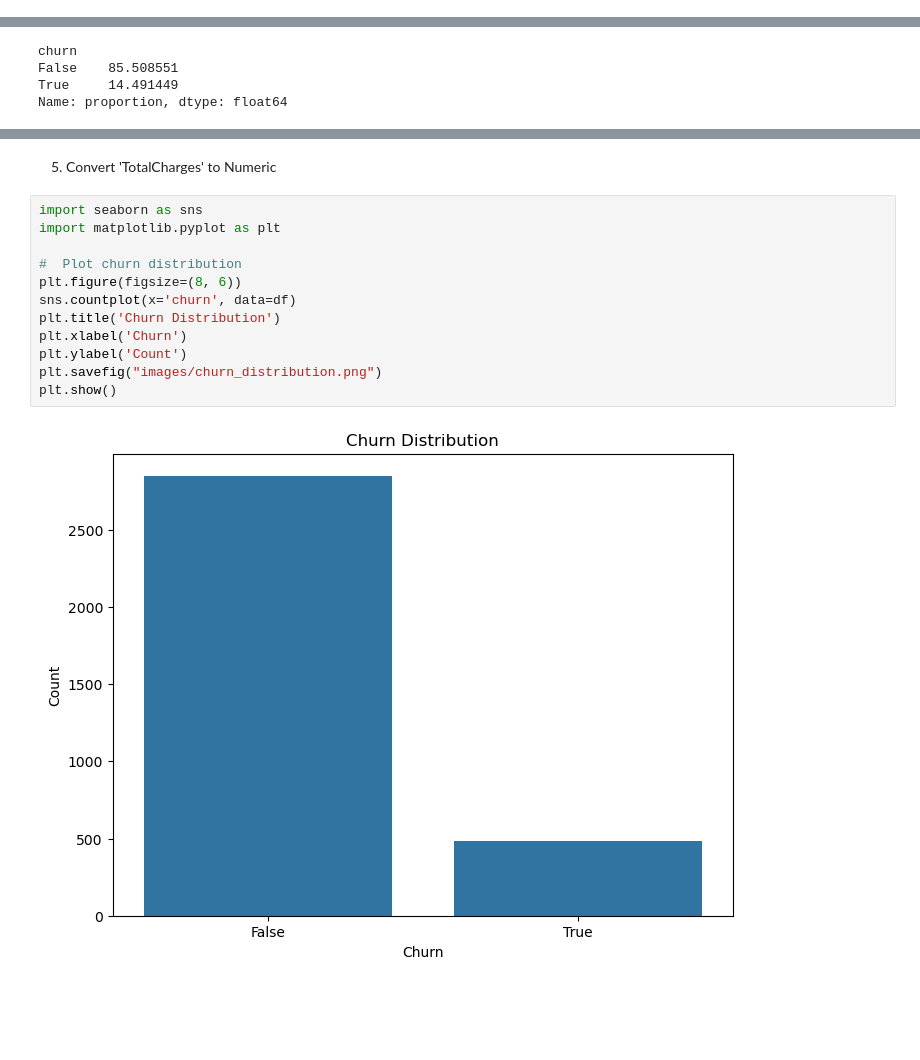
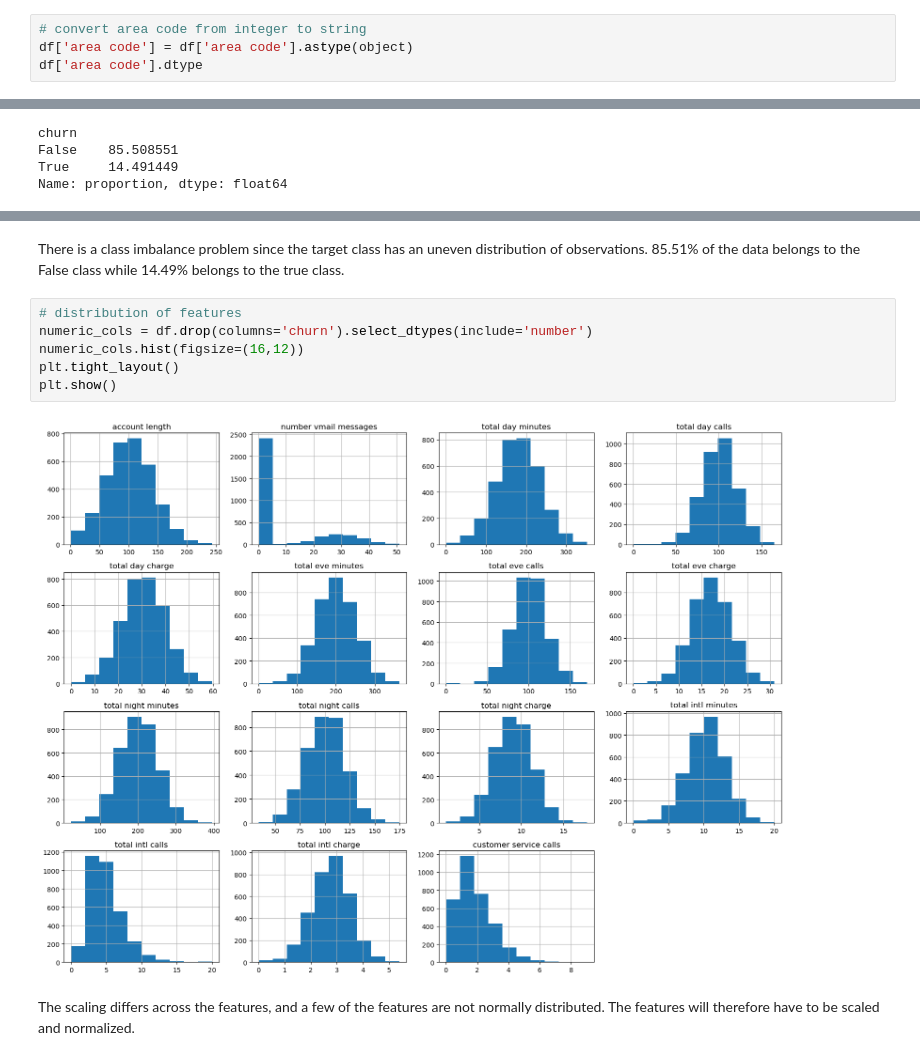
Before and after one commit to bengatmercy/mercychebet, a Jupyter notebook: Desktop/PHASE_3_PROJECT/notebook.ipynb, the cells around one changed output, grey strips where cells are left out. Cells and saved outputs as stored; diff of their text form; blank space fills up the shorter version.

```diff
--- a/Desktop/PHASE_3_PROJECT/notebook.ipynb
+++ b/Desktop/PHASE_3_PROJECT/notebook.ipynb
@@ -98,0 +148,4 @@ Index(['state', 'account length', 'area code', 'phone number',
+# %%
+# convert area code from integer to string
+df['area code'] = df['area code'].astype(object)
+df['area code'].dtype
@@ -132,16 +175,12 @@ plt.show()
-# %% [markdown]
-5. Convert 'TotalCharges' to Numeric
-# %%
-import seaborn as sns
-import matplotlib.pyplot as plt
-
-#  Plot churn distribution
-plt.figure(figsize=(8, 6))
-sns.countplot(x='churn', data=df)
-plt.title('Churn Distribution')
-plt.xlabel('Churn')
-plt.ylabel('Count')
-plt.savefig("images/churn_distribution.png")
-plt.show()
-# %% [output]
-[figure, removed]
+# %% [markdown]
+There is a class imbalance problem since the target class has an uneven distribution of observations. 85.51% of the data belongs to the False class while 14.49% belongs to the true class.
+# %%
+# distribution of features
+numeric_cols = df.drop(columns='churn').select_dtypes(include='number')
+numeric_cols.hist(figsize=(16,12))
+plt.tight_layout()
+plt.show()
+# %% [output]
+[figure, added]
+# %% [markdown]
+The scaling differs across the features, and a few of the features are not normally distributed.  The features will therefore have to be scaled and normalized.
```
Also changed, not shown: parts of 79 cells of this notebook.
